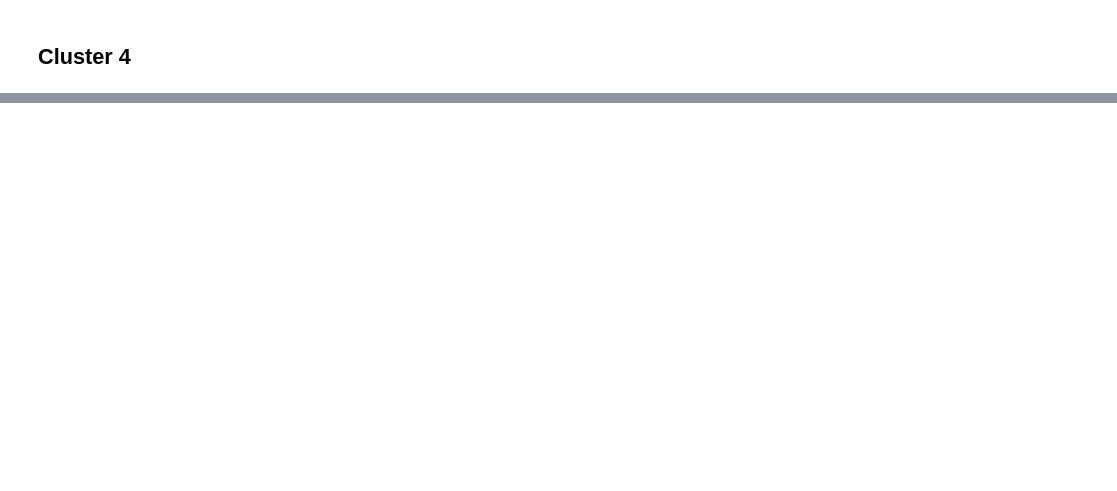
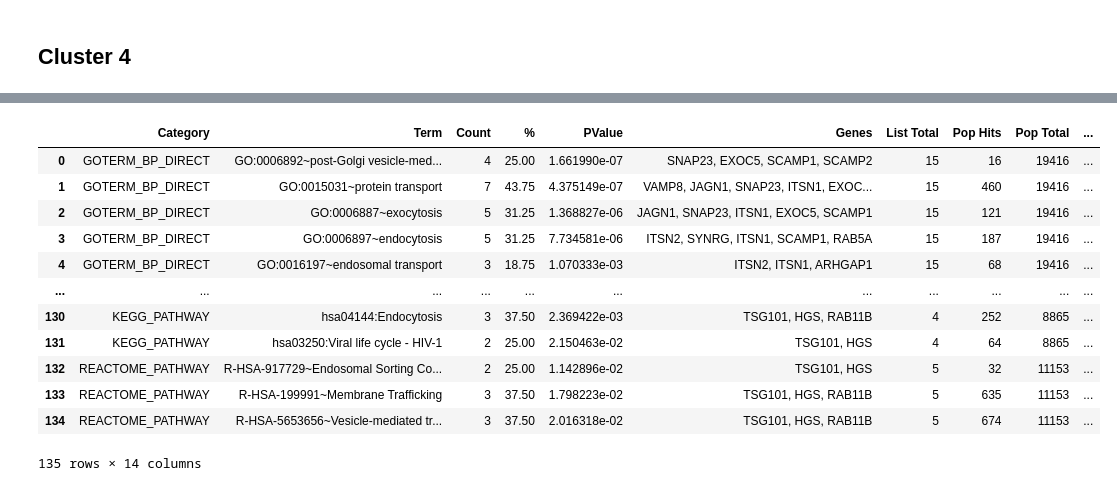
Before and after one commit to danielpintard/SCAMPs_PPI_analysis, a Jupyter notebook: SCAMP_PPI_EDA.ipynb, the cells around one changed output, grey strips where cells are left out. Saved outputs shown, nothing was run; the diff lists cells and outputs as text; code cells hidden in the pictures; blank space fills up the shorter version.

```diff
--- a/SCAMP_PPI_EDA.ipynb
+++ b/SCAMP_PPI_EDA.ipynb
@@ -294,0 +205,8 @@ Passing `palette` without assigning `hue` is deprecated and will be removed in v
+# %%
+c3_CC = pd.read_csv('DAVID_results/cluster3_results/cluster3_GOTERM_CC_Direct.txt', sep = '\t').reset_index(drop=True)
+c3_KP = pd.read_csv('DAVID_results/cluster3_results/cluster3_KEGGPath.txt', sep='\t').reset_index(drop=True)
+
+c3_david = pd.concat([c3_CC, c3_KP], ignore_index = True)
+c3_david['Cluster'] = 3
+
+c3_david
@@ -294,0 +219,11 @@ Passing `palette` without assigning `hue` is deprecated and will be removed in v
+# %%
+c4_BP = pd.read_csv('DAVID_results/cluster4_results/cluster4_GOTERM_BP_Direct.txt', sep = '\t').reset_index(drop=True)
+c4_CC = pd.read_csv('DAVID_results/cluster4_results/cluster4_GOTERM_CC_Direct.txt', sep = '\t').reset_index(drop=True)
+c4_MF = pd.read_csv('DAVID_results/cluster4_results/cluster4_GOTERM_MF_direct.txt', sep='\t').reset_index(drop=True)
+c4_KP = pd.read_csv('DAVID_results/cluster4_results/cluster4_KEGGPath.txt', sep='\t').reset_index(drop=True)
+c4_RP = pd.read_csv('DAVID_results/cluster4_results/cluster4_Reactome.txt', sep='\t').reset_index(drop=True)
+
+c4_david = pd.concat([c4_BP, c4_CC, c4_MF, c4_KP, c4_RP], ignore_index = True)
+c4_david['Cluster'] = 4
+
+c4_david
@@ -294,0 +248,17 @@ Passing `palette` without assigning `hue` is deprecated and will be removed in v
+# %%
+all_david = pd.concat([c1_david, c2_david, c3_david, c4_david], ignore_index=True)
+all_david
+# %% [output]
+|  | Category | Term | Count | % | PValue | Genes | List Total | Pop Hits | Pop Total | ... |
+| 0 | GOTERM_BP_DIRECT | GO:0006892~post-Golgi vesicle-med... | 4 | 25.00 | 1.661990e-07 | SNAP23, EXOC5, SCAMP1, SCAMP2 | 15 | 16 | 19416 | ... |
+| 1 | GOTERM_BP_DIRECT | GO:0015031~protein transport | 7 | 43.75 | 4.375149e-07 | VAMP8, JAGN1, SNAP23, ITSN1, EXOC... | 15 | 460 | 19416 | ... |
+| 2 | GOTERM_BP_DIRECT | GO:0006887~exocytosis | 5 | 31.25 | 1.368827e-06 | JAGN1, SNAP23, ITSN1, EXOC5, SCAMP1 | 15 | 121 | 19416 | ... |
+| 3 | GOTERM_BP_DIRECT | GO:0006897~endocytosis | 5 | 31.25 | 7.734581e-06 | ITSN2, SYNRG, ITSN1, SCAMP1, RAB5A | 15 | 187 | 19416 | ... |
+| 4 | GOTERM_BP_DIRECT | GO:0016197~endosomal transport | 3 | 18.75 | 1.070333e-03 | ITSN2, ITSN1, ARHGAP1 | 15 | 68 | 19416 | ... |
+| ... | ... | ... | ... | ... | ... | ... | ... | ... | ... | ... |
+| 130 | KEGG_PATHWAY | hsa04144:Endocytosis | 3 | 37.50 | 2.369422e-03 | TSG101, HGS, RAB11B | 4 | 252 | 8865 | ... |
+| 131 | KEGG_PATHWAY | hsa03250:Viral life cycle - HIV-1 | 2 | 25.00 | 2.150463e-02 | TSG101, HGS | 4 | 64 | 8865 | ... |
+| 132 | REACTOME_PATHWAY | R-HSA-917729~Endosomal Sorting Co... | 2 | 25.00 | 1.142896e-02 | TSG101, HGS | 5 | 32 | 11153 | ... |
+| 133 | REACTOME_PATHWAY | R-HSA-199991~Membrane Trafficking | 3 | 37.50 | 1.798223e-02 | TSG101, HGS, RAB11B | 5 | 635 | 11153 | ... |
+| 134 | REACTOME_PATHWAY | R-HSA-5653656~Vesicle-mediated tr... | 3 | 37.50 | 2.016318e-02 | TSG101, HGS, RAB11B | 5 | 674 | 11153 | ... |
+135 rows × 14 columns
```
Also changed, not shown: parts of 30 cells of this notebook, 25 other files.
